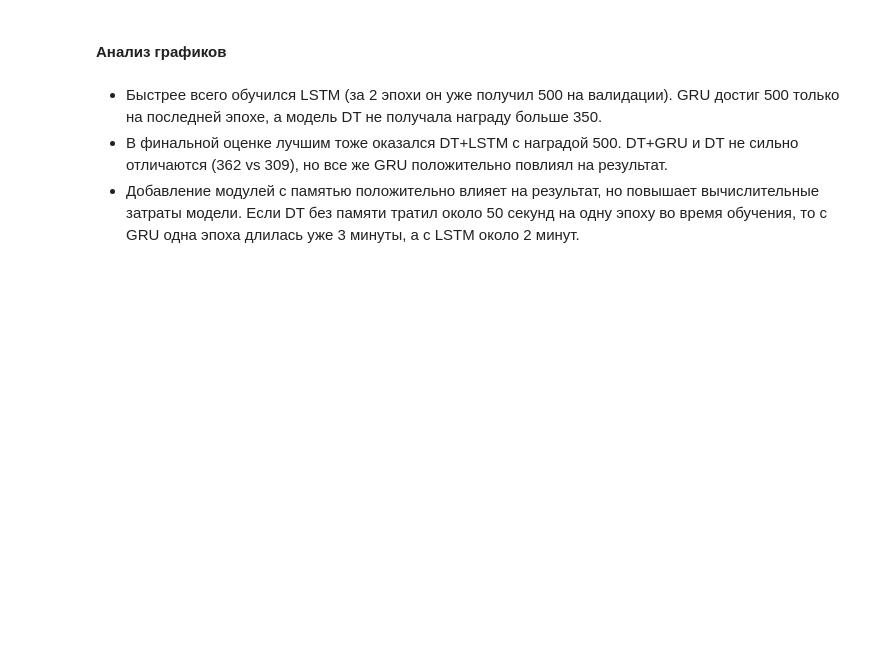
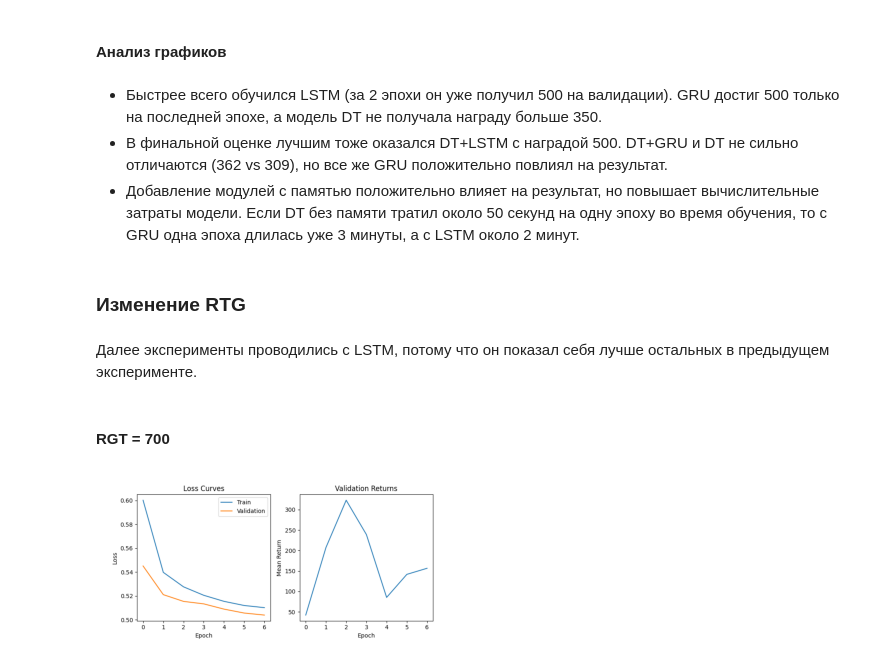
Before and after one commit to Anya497/Decision-Transformer-with-Memory-for-POMDPs, a Jupyter notebook: Chistyakova_Anya_hw6.ipynb, the cells around one changed output. Cells and saved outputs as stored; diff of their text form; code cells hidden in the pictures; blank space fills up the shorter version.

```diff
--- a/Chistyakova_Anya_hw6.ipynb
+++ b/Chistyakova_Anya_hw6.ipynb
@@ -44,3 +46,13 @@ Average reward over 5 episodes: 500.00
 * Быстрее всего обучился LSTM (за 2 эпохи он уже получил 500 на валидации). GRU достиг 500 только на последней эпохе, а модель DT не получала награду больше 350.
 * В финальной оценке лучшим тоже оказался DT+LSTM с наградой 500. DT+GRU и DT не сильно отличаются (362 vs 309), но все же GRU положительно повлиял на результат.
 * Добавление модулей с памятью положительно влияет на результат, но повышает вычислительные затраты модели. Если DT без памяти тратил около 50 секунд на одну эпоху во время обучения, то с GRU одна эпоха длилась уже 3 минуты, а с LSTM около 2 минут.
+# %% [markdown]
+### Изменение RTG
+# %% [markdown]
+Далее эксперименты проводились с LSTM, потому что он показал себя лучше остальных в предыдущем эксперименте.
+# %% [markdown]
+#### RGT = 700
+# %%
+show_image("/home/chivi/ai_masters/RL/hw6/Decision-Transformer-with-Memory-for-POMDPs/models/memory_dt_velocity_cartpole_lstm_training.png")
+# %% [output]
+[figure, added]
```
Also changed, not shown: parts of 11 cells of this notebook, 2 other files.
